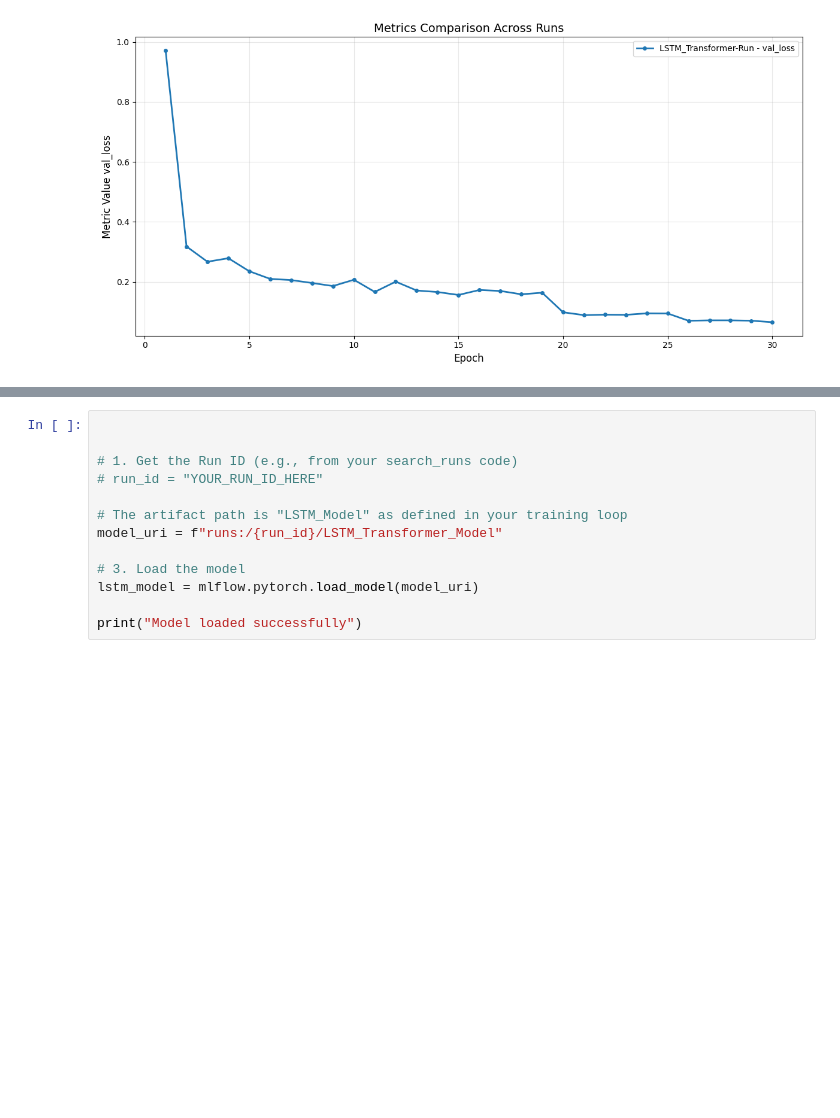
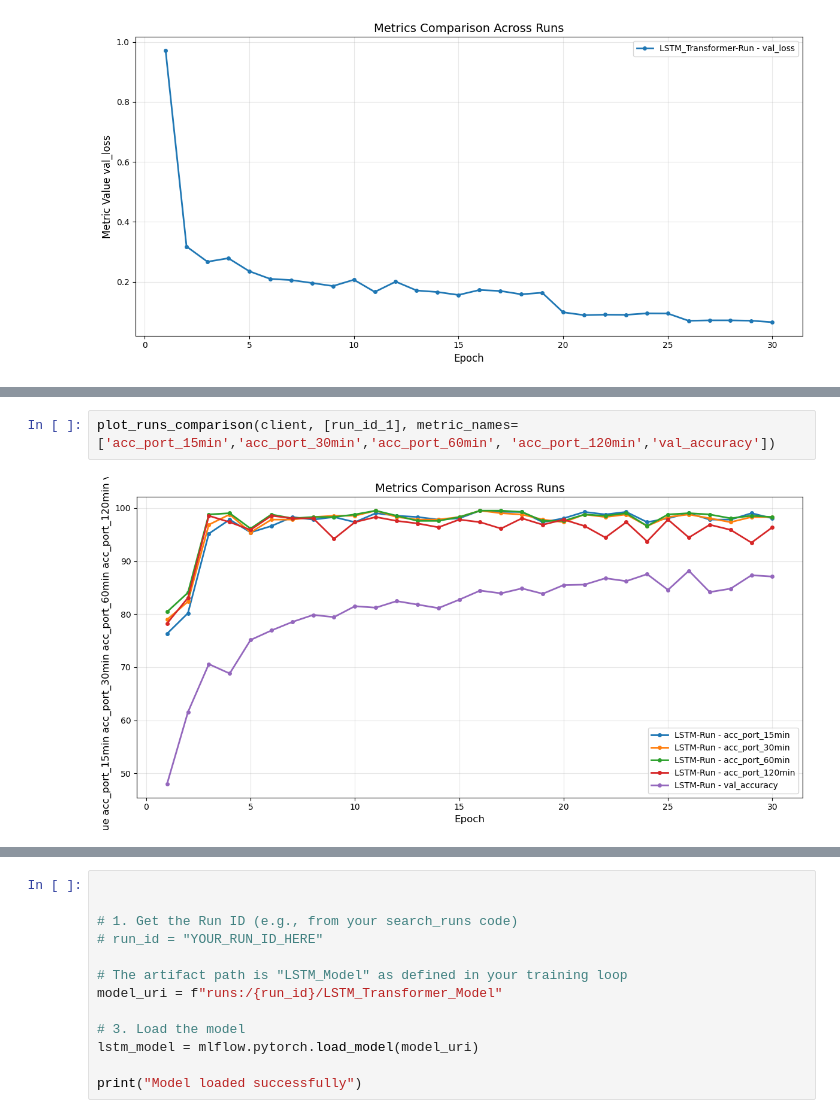
Before and after one commit to ChrAN103/Increasing-Maritime-Domain-Awareness-using-spatio-temporal-sequential-data, a Jupyter notebook: main.ipynb, the cells around one changed output, grey strips where cells are left out. Saved outputs shown, nothing was run; the diff lists cells and outputs as text; blank space fills up the shorter version.

```diff
--- a/main.ipynb
+++ b/main.ipynb
@@ -758,0 +763,4 @@ plot_runs_comparison(client, [run_id_1], metric_names=['val_loss'])
+# %%
+plot_runs_comparison(client, [run_id_1], metric_names=['acc_port_15min','acc_port_30min','acc_port_60min', 'acc_port_120min','val_accuracy'])
+# %% [output]
+[figure, added]
```
Also changed, not shown: parts of 4 cells of this notebook.
